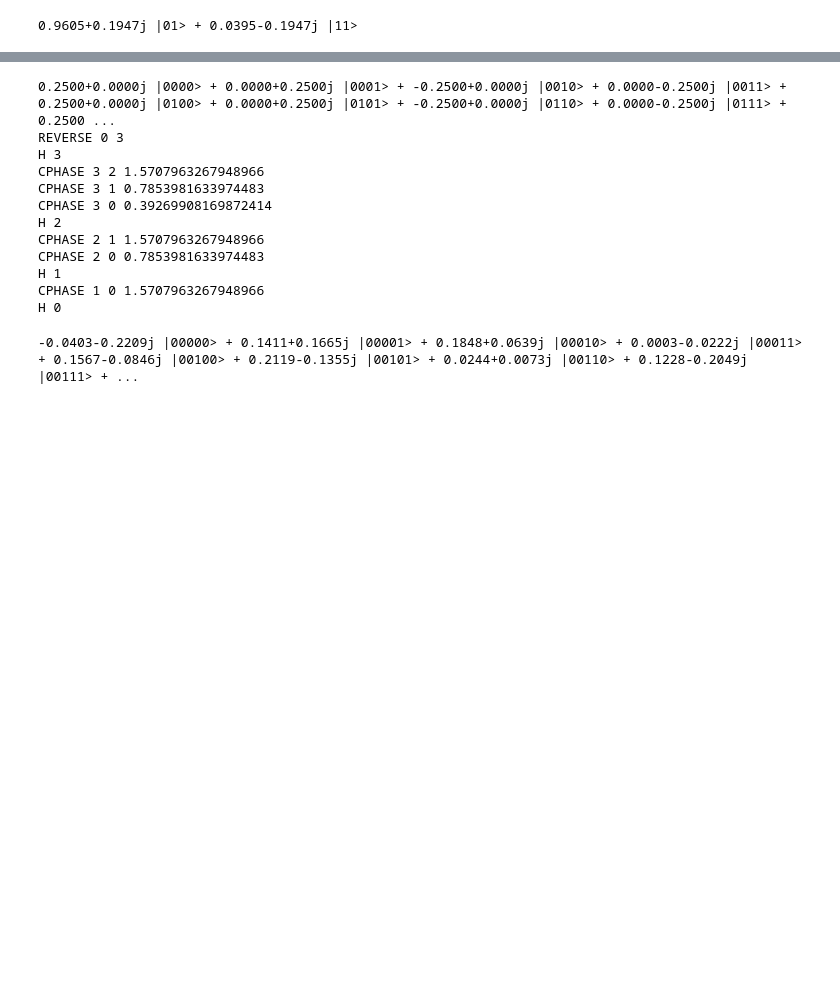
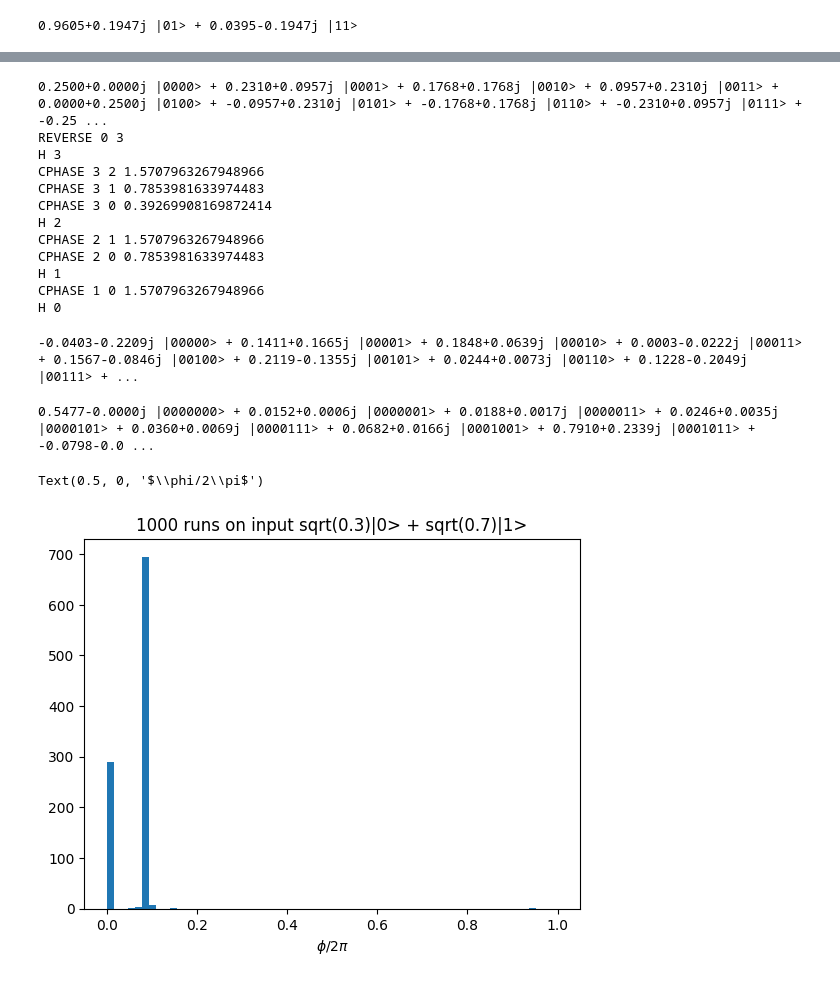
Before and after one commit to Goldartfrog/ComputationalPhysics, a Jupyter notebook: Project 1/qubits.ipynb, the cells around one changed output, grey strips where cells are left out. Drawn from its saved outputs; the diff is of its cells as text; code cells hidden in the pictures; blank space fills up the shorter version.

```diff
--- a/Project 1/qubits.ipynb
+++ b/Project 1/qubits.ipynb
@@ -968,7 +937,7 @@ CNOT 0 2
 # %%
 def testQFT():
     input = '''4
-INITSTATE BASIS |0100>
+INITSTATE BASIS |0001>
 '''
     input += Precompile(GenerateQFT(4))
     # print(input)
@@ -977,7 +946,7 @@ INITSTATE BASIS |0100>
 testQFT()
 print(GenerateQFT(4))
 # %% [output]
-0.2500+0.0000j |0000> + 0.0000+0.2500j |0001> + -0.2500+0.0000j |0010> + 0.0000-0.2500j |0011> + 0.2500+0.0000j |0100> + 0.0000+0.2500j |0101> + -0.2500+0.0000j |0110> + 0.0000-0.2500j |0111> + 0.2500 ...
+0.2500+0.0000j |0000> + 0.2310+0.0957j |0001> + 0.1768+0.1768j |0010> + 0.0957+0.2310j |0011> + 0.0000+0.2500j |0100> + -0.0957+0.2310j |0101> + -0.1768+0.1768j |0110> + -0.2310+0.0957j |0111> + -0.25 ...
 REVERSE 0 3
 H 3
 CPHASE 3 2 1.5707963267948966
@@ -1002,3 +971,32 @@ INITSTATE FILE myInputState.txt
 wrapper()
 # %% [output]
 -0.0403-0.2209j |00000> + 0.1411+0.1665j |00001> + 0.1848+0.0639j |00010> + 0.0003-0.0222j |00011> + 0.1567-0.0846j |00100> + 0.2119-0.1355j |00101> + 0.0244+0.0073j |00110> + 0.1228-0.2049j |00111> + ...
+# %%
+input = '''
+7
+INITSTATE FILE superposition.txt
+'''
+variedPhaseEstimation = ""
+nMeasureWires = 6
+phi = 0.5
+for j in range(nMeasureWires):
+    variedPhaseEstimation += f"H {j}\n"
+for k in range(nMeasureWires, 0, -1):
+    for l in range(2**(nMeasureWires-k)):
+        variedPhaseEstimation += f"CPHASE {nMeasureWires} {k-1} {phi}\n"
+variedPhaseEstimation = Precompile(variedPhaseEstimation)
+variedPhaseEstimation += invert(Precompile(GenerateQFT(nMeasureWires)))
+variedPhaseEstimation += "MEASURE"
+input += variedPhaseEstimation
+# out = S.ReadAndProcessString(input, test=True)
+# print(out)
+measured = S.ReadAndProcessString(input, measures=1000)
+PrettyPrintBinary(S.ReadAndProcessString(input, ignoreMeasure=True))
+y = [int(m[:-1], 2)/(2**nMeasureWires-1) for m in measured]
+plt.hist(y, bins=64, range=[0, 1])
+plt.title("1000 runs on input sqrt(0.3)|0> + sqrt(0.7)|1>")
+plt.xlabel(r"$\phi/2\pi$")
+# %% [output]
+0.5477-0.0000j |0000000> + 0.0152+0.0006j |0000001> + 0.0188+0.0017j |0000011> + 0.0246+0.0035j |0000101> + 0.0360+0.0069j |0000111> + 0.0682+0.0166j |0001001> + 0.7910+0.2339j |0001011> + -0.0798-0.0 ...
+Text(0.5, 0, '$\\phi/2\\pi$')
+[figure, added]
```
Also changed, not shown: parts of 31 cells of this notebook, 1 other file.
